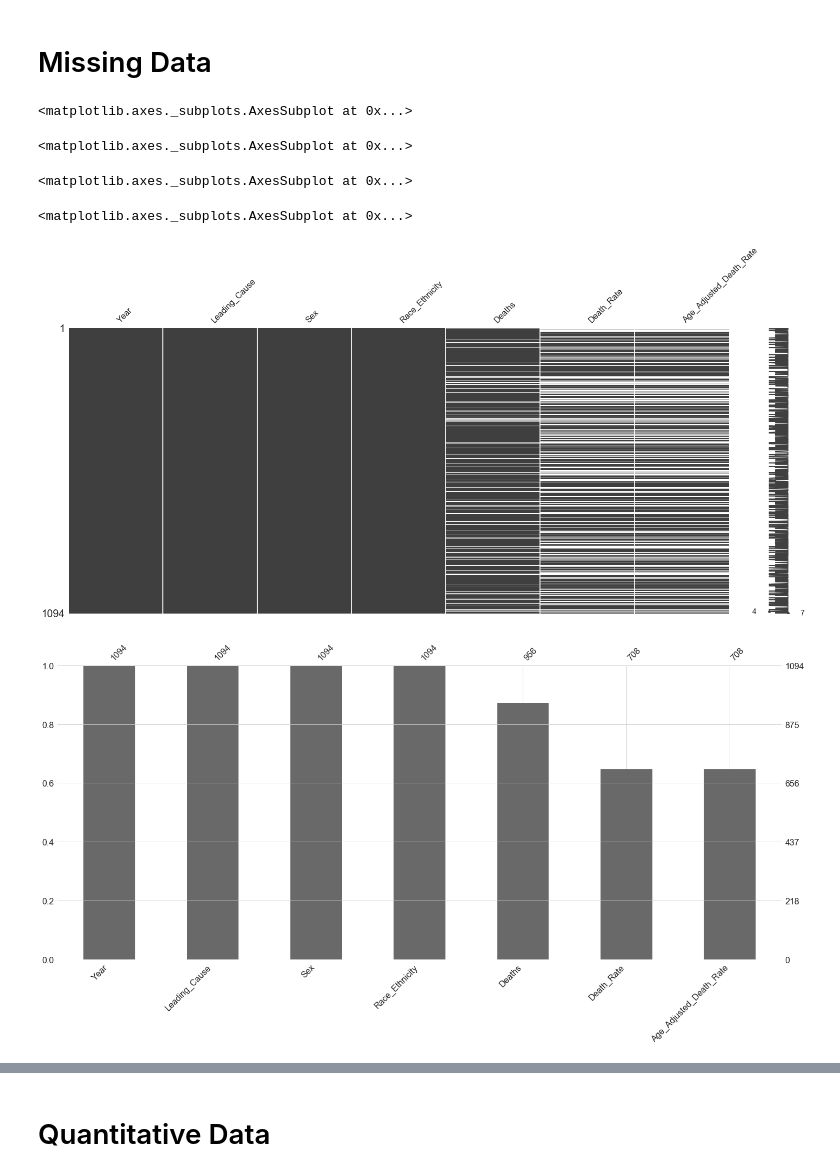
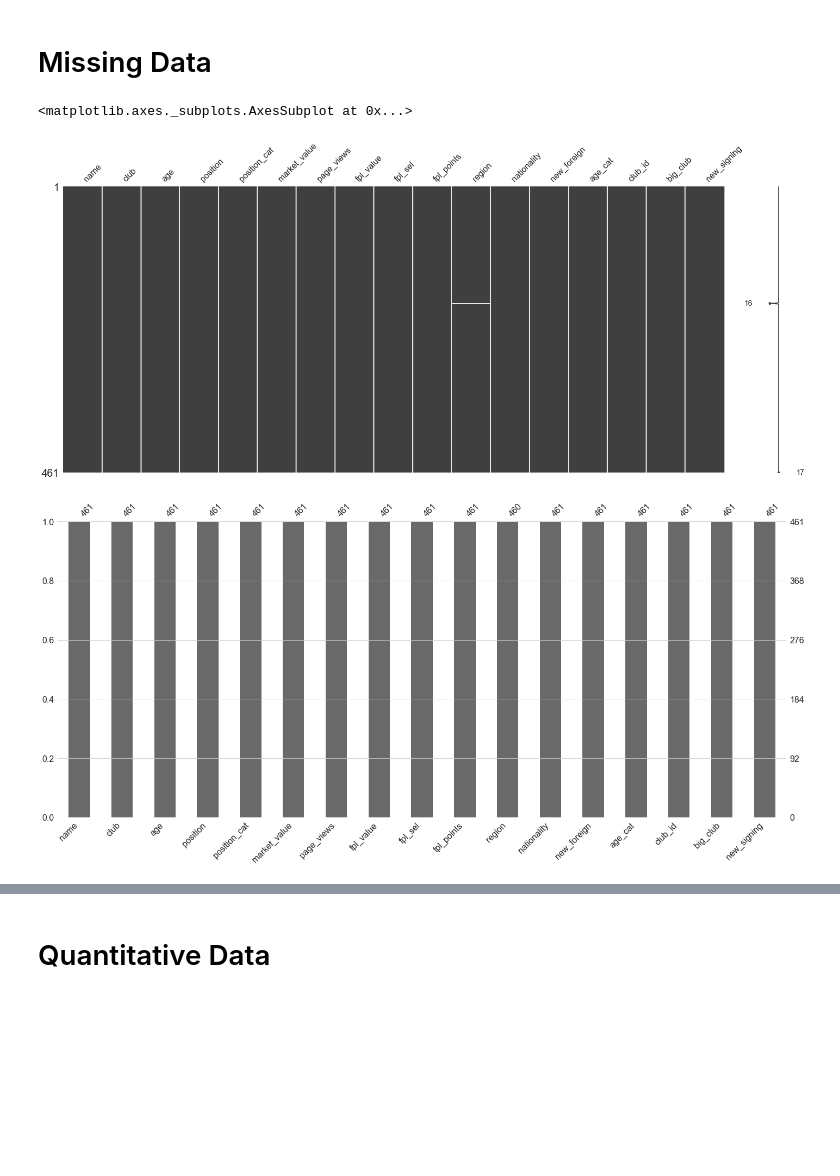
Before and after one commit to basilvetas/seaborn-visualizations, a Jupyter notebook: Data-Visualizations-Python.ipynb, the cells around one changed output, grey strips where cells are left out. Saved outputs shown, nothing was run; the diff lists cells and outputs as text; code cells hidden in the pictures; blank space fills up the shorter version.

Commit message:
founde better dataset

```diff
--- a/Data-Visualizations-Python.ipynb
+++ b/Data-Visualizations-Python.ipynb
@@ -142,0 +39,3 @@ dtype: object
+# %%
+# Data source: https://www.kaggle.com/mauryashubham/english-premier-league-players-dataset
+df = pd.read_csv('epldata_final.csv', low_memory=False)
@@ -143,20 +146,24 @@ dtype: object
 # %% [markdown]
 # Missing Data
 # %%
+# rand_rows = np.random.rand(100)*100
+# rand_cols = np.random.rand(100)*100
+
+# missing = df
+
+# missing[rand_rows, rand_cols]
+
 msno.matrix(df)
 msno.bar(df)
 
 # fill NaNs as 0
-df.Deaths = df.Deaths.fillna(0)
-df.Death_Rate = df.Death_Rate.fillna(0)
-df.Age_Adjusted_Death_Rate = df.Age_Adjusted_Death_Rate.fillna(0)
+# df.Deaths = df.Deaths.fillna(0)
+# df.Death_Rate = df.Death_Rate.fillna(0)
+# df.Age_Adjusted_Death_Rate = df.Age_Adjusted_Death_Rate.fillna(0)
 
-msno.matrix(df)
-msno.bar(df)
+# msno.matrix(df)
+# msno.bar(df)
 # %% [output]
 <matplotlib.axes._subplots.AxesSubplot at 0x...>
-<matplotlib.axes._subplots.AxesSubplot at 0x...>
-<matplotlib.axes._subplots.AxesSubplot at 0x...>
-<matplotlib.axes._subplots.AxesSubplot at 0x...>
-[figure, old version]
+[figure, new version]
-[figure, old version]
+[figure, new version]
```
Also changed, not shown: parts of 8 cells of this notebook.
